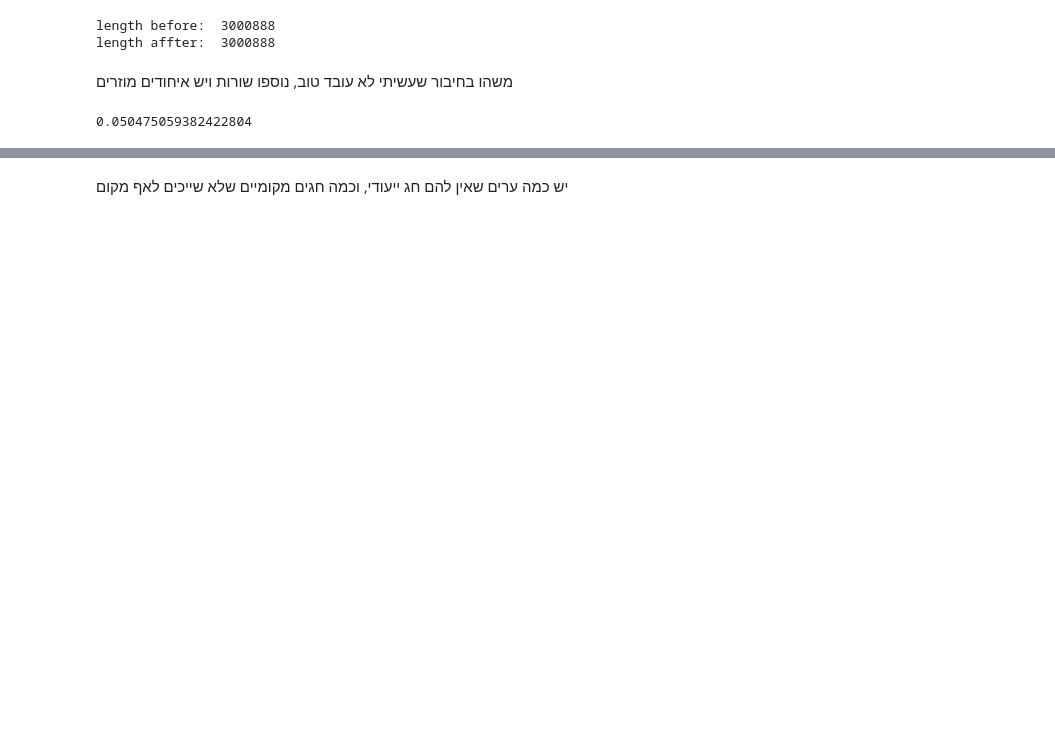
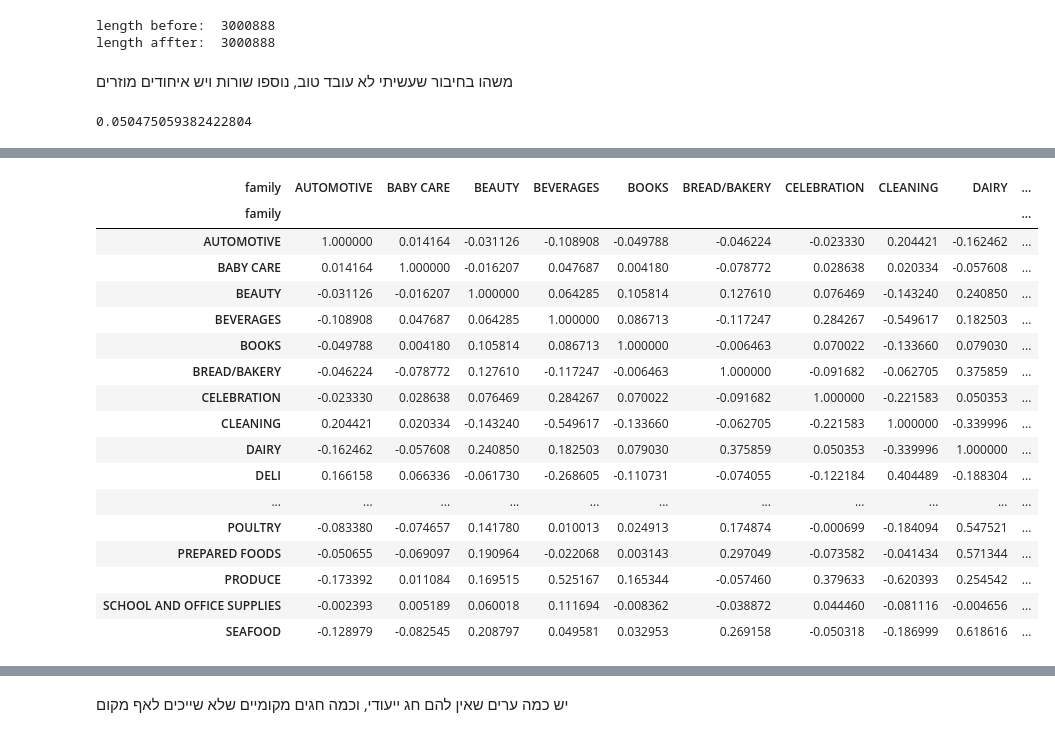
Before and after one commit to YotamAflalo/Store-Sales-Time-Series-Forecasting, a Jupyter notebook: time-series-forecasting-the-best-group.ipynb, the cells around one changed output, grey strips where cells are left out. Saved outputs shown, nothing was run; the diff lists cells and outputs as text; code cells hidden in the pictures; blank space fills up the shorter version.

```diff
--- a/time-series-forecasting-the-best-group.ipynb
+++ b/time-series-forecasting-the-best-group.ipynb
@@ -174,2 +159,0 @@ national[national['date']=='2014-12-26']
-# %%
-national.drop(index=[35,39,156],inplace=True)
@@ -219,0 +268,5 @@ df.holiday_national_binary.mean()
+# %%
+sales_per_store_family = df.groupby(['date','store_nbr','family'])['sales'].sum().unstack()
+print(sales_per_store_family.shape)
+sales_per_store_family = sales_per_store_family.loc[(sales_per_store_family != 0).any(axis=1)]
+print(sales_per_store_family.shape)
@@ -219,0 +278,11 @@ df.holiday_national_binary.mean()
+# %%
+from sklearn.preprocessing import normalize
+
+
+
+# נורמליזציה של שורות על פי L2
+normalized_df = pd.DataFrame(normalize(sales_per_store_family, norm='l2', axis=1), columns=sales_per_store_family.columns)
+
+# הדפסה אחרי הנורמליזציה
+print("\nDataFrame אחרי הנורמליזציה:")
+print(normalized_df)
@@ -219,0 +307,21 @@ df.holiday_national_binary.mean()
+# %%
+normalized_df.corr().style.background_gradient()
+# %% [output]
+| family | AUTOMOTIVE | BABY CARE | BEAUTY | BEVERAGES | BOOKS | BREAD/BAKERY | CELEBRATION | CLEANING | DAIRY | ... |
+| family |  |  |  |  |  |  |  |  |  | ... |
+| AUTOMOTIVE | 1.000000 | 0.014164 | -0.031126 | -0.108908 | -0.049788 | -0.046224 | -0.023330 | 0.204421 | -0.162462 | ... |
+| BABY CARE | 0.014164 | 1.000000 | -0.016207 | 0.047687 | 0.004180 | -0.078772 | 0.028638 | 0.020334 | -0.057608 | ... |
+| BEAUTY | -0.031126 | -0.016207 | 1.000000 | 0.064285 | 0.105814 | 0.127610 | 0.076469 | -0.143240 | 0.240850 | ... |
+| BEVERAGES | -0.108908 | 0.047687 | 0.064285 | 1.000000 | 0.086713 | -0.117247 | 0.284267 | -0.549617 | 0.182503 | ... |
+| BOOKS | -0.049788 | 0.004180 | 0.105814 | 0.086713 | 1.000000 | -0.006463 | 0.070022 | -0.133660 | 0.079030 | ... |
+| BREAD/BAKERY | -0.046224 | -0.078772 | 0.127610 | -0.117247 | -0.006463 | 1.000000 | -0.091682 | -0.062705 | 0.375859 | ... |
+| CELEBRATION | -0.023330 | 0.028638 | 0.076469 | 0.284267 | 0.070022 | -0.091682 | 1.000000 | -0.221583 | 0.050353 | ... |
+| CLEANING | 0.204421 | 0.020334 | -0.143240 | -0.549617 | -0.133660 | -0.062705 | -0.221583 | 1.000000 | -0.339996 | ... |
+| DAIRY | -0.162462 | -0.057608 | 0.240850 | 0.182503 | 0.079030 | 0.375859 | 0.050353 | -0.339996 | 1.000000 | ... |
+| DELI | 0.166158 | 0.066336 | -0.061730 | -0.268605 | -0.110731 | -0.074055 | -0.122184 | 0.404489 | -0.188304 | ... |
+| ... | ... | ... | ... | ... | ... | ... | ... | ... | ... | ... |
+| POULTRY | -0.083380 | -0.074657 | 0.141780 | 0.010013 | 0.024913 | 0.174874 | -0.000699 | -0.184094 | 0.547521 | ... |
+| PREPARED FOODS | -0.050655 | -0.069097 | 0.190964 | -0.022068 | 0.003143 | 0.297049 | -0.073582 | -0.041434 | 0.571344 | ... |
+| PRODUCE | -0.173392 | 0.011084 | 0.169515 | 0.525167 | 0.165344 | -0.057460 | 0.379633 | -0.620393 | 0.254542 | ... |
+| SCHOOL AND OFFICE SUPPLIES | -0.002393 | 0.005189 | 0.060018 | 0.111694 | -0.008362 | -0.038872 | 0.044460 | -0.081116 | -0.004656 | ... |
+| SEAFOOD | -0.128979 | -0.082545 | 0.208797 | 0.049581 | 0.032953 | 0.269158 | -0.050318 | -0.186999 | 0.618616 | ... |
```
Also changed, not shown: parts of 25 cells of this notebook.
